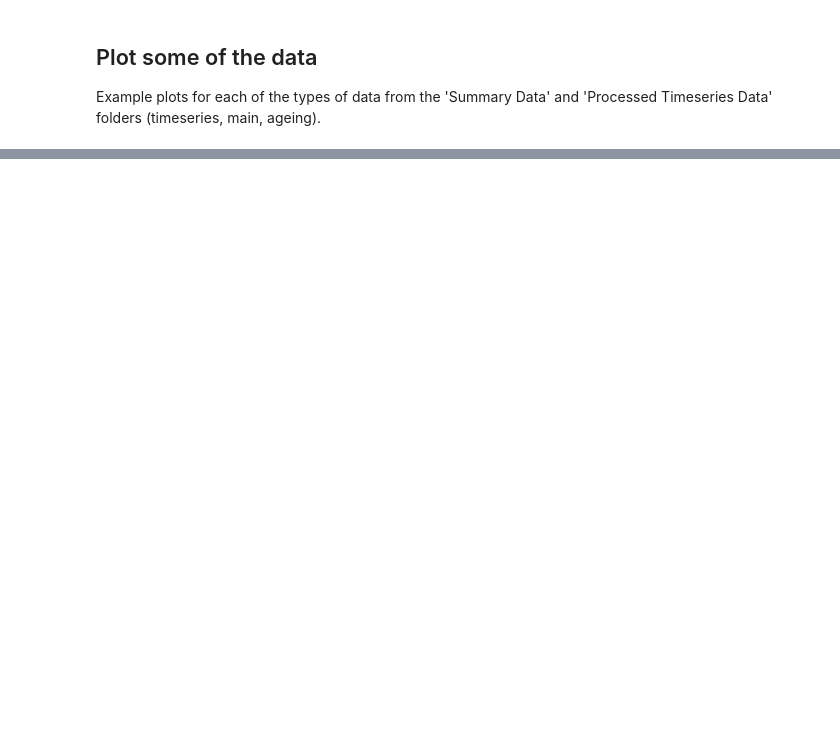
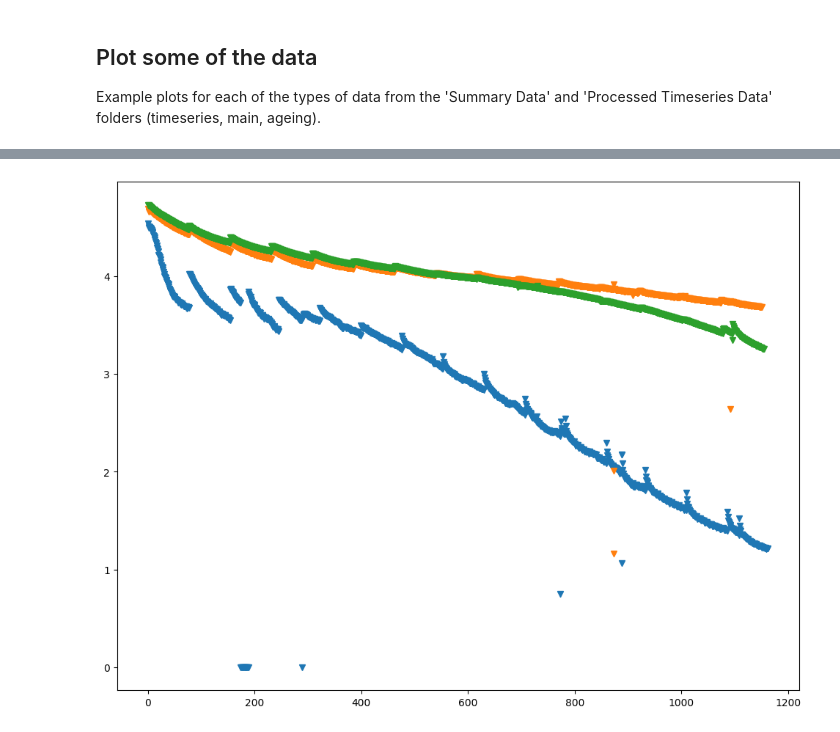
Before and after one commit to ganmadche/PyBaMMlocal, a Jupyter notebook: wip/Niall_LGM50data/My_Battery_Degradation_Data_example_notebook2.ipynb, the cells around one changed output, grey strips where cells are left out. Drawn from its saved outputs; the diff is of its cells as text; code cells hidden in the pictures; blank space fills up the shorter version.

```diff
--- a/wip/Niall_LGM50data/My_Battery_Degradation_Data_example_notebook2.ipynb
+++ b/wip/Niall_LGM50data/My_Battery_Degradation_Data_example_notebook2.ipynb
@@ -207,0 +323,8 @@ fig_DMA.tight_layout()
+# %%
+plt.figure(figsize=(12,9))
+for m in ["A", "E", "F"]:
+    df4 = pd.read_csv(f"{current_directory}//Expt 5 - Standard Cycle Aging (Control)/Summary Data/Ageing Sets Summary/Summary per Cycle/expt 5 - cell {m} - cycle_data.csv")
+    plt.plot(df4["Cycle"], df4['Discharge Capacity [A h]'], linestyle="None", marker='v', linewidth=1, label =f"cell {m}") #_{crate}C_{int(soc_case*100)}SoC_{int(dod_case*100)}DoD")
+plt.show()
+# %% [output]
+[figure, added]
```
Also changed, not shown: parts of 14 cells of this notebook.
